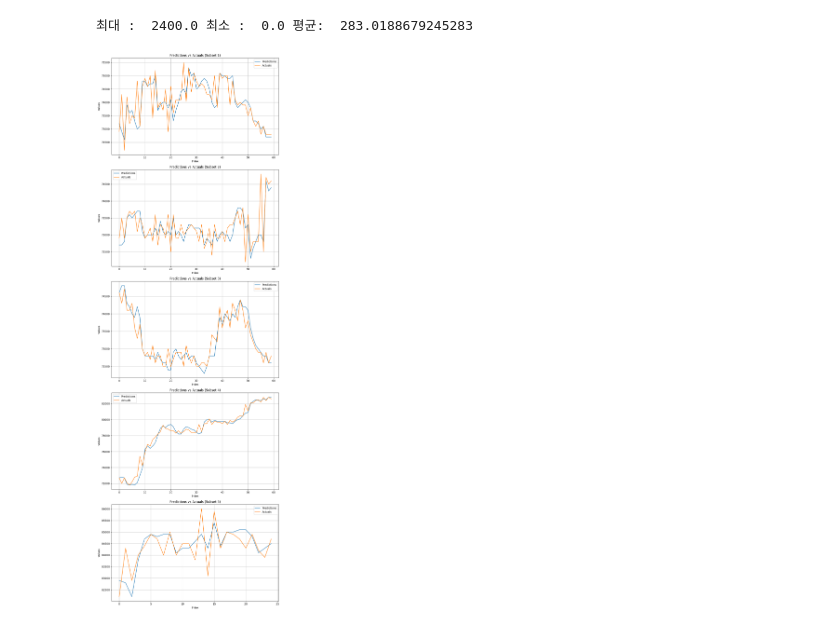
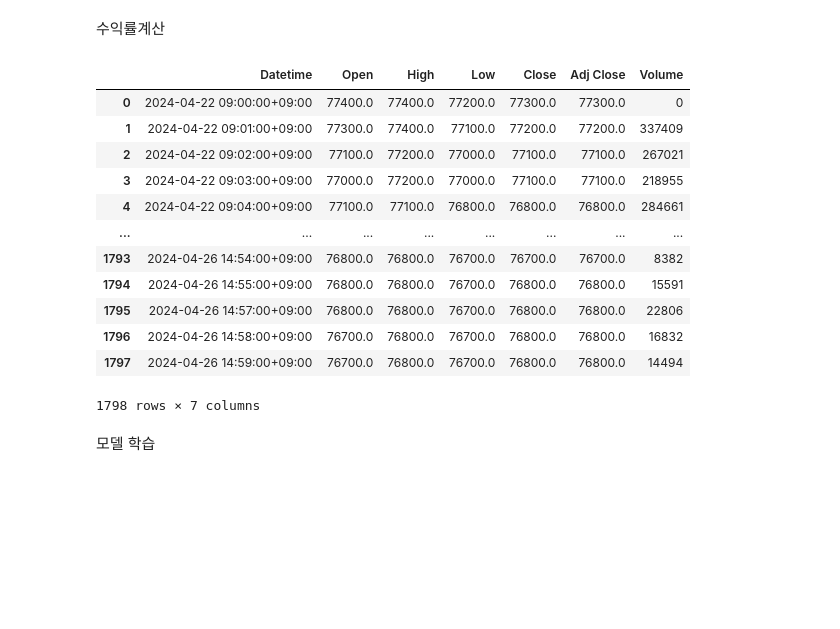
Before and after one commit to seongwonM/AutoStockTrader, a Jupyter notebook: model/Stock_Predict.ipynb, the cells around one changed output. Drawn from its saved outputs; the diff is of its cells as text; code cells hidden in the pictures; blank space fills up the shorter version.

```diff
--- a/model/Stock_Predict.ipynb
+++ b/model/Stock_Predict.ipynb
@@ -450,36 +471,0 @@ differences = [abs(pred - actual) for pred, actual in zip(predictions_inverse, a
-# %%
-print("최대 : " , max(differences) ,"최소 : " , min(differences) ,"평균: " , sum(differences) / len(differences))
-# %% [output]
-최대 :  2400.0 최소 :  0.0 평균:  283.0188679245283
-# %%
-import matplotlib.pyplot as plt
-
-# 전체 데이터를 4개로 나누기
-n = 60
-num_plots = len(predictions_inverse) // n
-if len(predictions_inverse) % n != 0:
-    num_plots += 1
-
-# Plot 생성
-fig, axes = plt.subplots(num_plots, 1, figsize=(10, 6*num_plots))
-
-for i in range(num_plots):
-    start_index = i * n
-    end_index = min((i + 1) * n, len(predictions_inverse))
-
-    # Subplot 생성
-    ax = axes[i] if num_plots > 1 else axes
-
-    # 예측값과 실제값 그리기
-    ax.plot(predictions_inverse[start_index:end_index], label='Predictions')
-    ax.plot(actuals_inverse[start_index:end_index], label='Actuals')
-    ax.set_title(f'Predictions vs Actuals (Subset {i+1})')
-    ax.set_xlabel('Index')
-    ax.set_ylabel('Values')
-    ax.legend()
-    ax.grid(True)
-
-plt.tight_layout()
-plt.show()
-# %% [output]
-[figure, removed]
@@ -485,0 +475,20 @@ plt.show()
+# %% [markdown]
+수익률계산
+# %%
+df_get=pd.read_csv('수익률 계산.csv')
+# %%
+df_get
+# %% [output]
+|  | Datetime | Open | High | Low | Close | Adj Close | Volume |
+| 0 | 2024-04-22 09:00:00+09:00 | 77400.0 | 77400.0 | 77200.0 | 77300.0 | 77300.0 | 0 |
+| 1 | 2024-04-22 09:01:00+09:00 | 77300.0 | 77400.0 | 77100.0 | 77200.0 | 77200.0 | 337409 |
+| 2 | 2024-04-22 09:02:00+09:00 | 77100.0 | 77200.0 | 77000.0 | 77100.0 | 77100.0 | 267021 |
+| 3 | 2024-04-22 09:03:00+09:00 | 77000.0 | 77200.0 | 77000.0 | 77100.0 | 77100.0 | 218955 |
+| 4 | 2024-04-22 09:04:00+09:00 | 77100.0 | 77100.0 | 76800.0 | 76800.0 | 76800.0 | 284661 |
+| ... | ... | ... | ... | ... | ... | ... | ... |
+| 1793 | 2024-04-26 14:54:00+09:00 | 76800.0 | 76800.0 | 76700.0 | 76700.0 | 76700.0 | 8382 |
+| 1794 | 2024-04-26 14:55:00+09:00 | 76800.0 | 76800.0 | 76700.0 | 76800.0 | 76800.0 | 15591 |
+| 1795 | 2024-04-26 14:57:00+09:00 | 76800.0 | 76800.0 | 76700.0 | 76800.0 | 76800.0 | 22806 |
+| 1796 | 2024-04-26 14:58:00+09:00 | 76700.0 | 76800.0 | 76700.0 | 76800.0 | 76800.0 | 16832 |
+| 1797 | 2024-04-26 14:59:00+09:00 | 76700.0 | 76800.0 | 76700.0 | 76800.0 | 76800.0 | 14494 |
+1798 rows × 7 columns
@@ -485,0 +500,2 @@ plt.show()
+# %% [markdown]
+모델 학습
```
Also changed, not shown: parts of 56 cells of this notebook.
